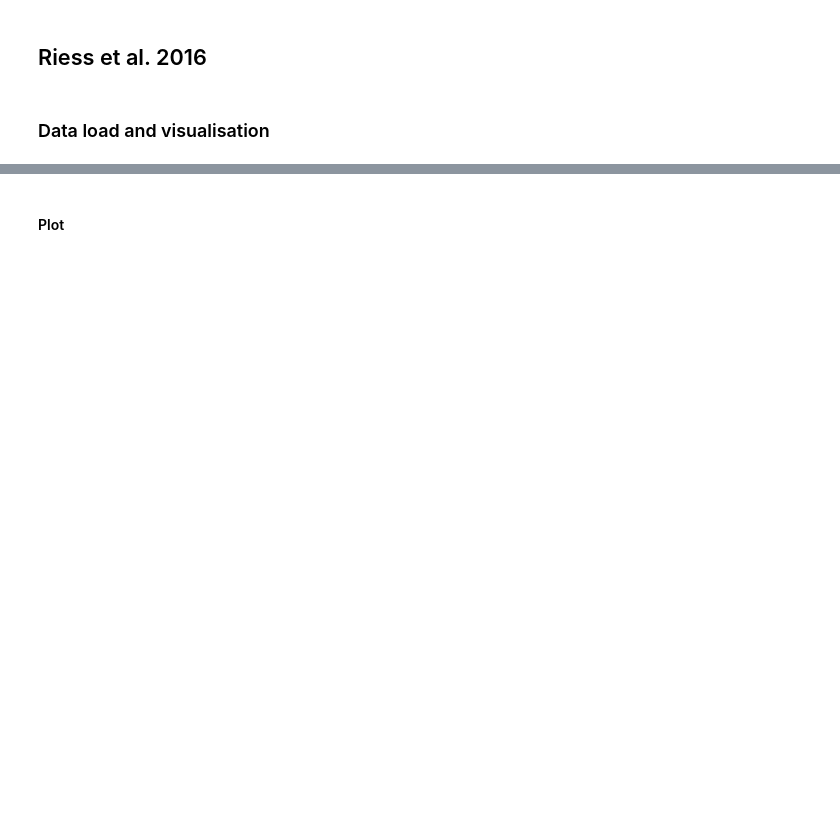
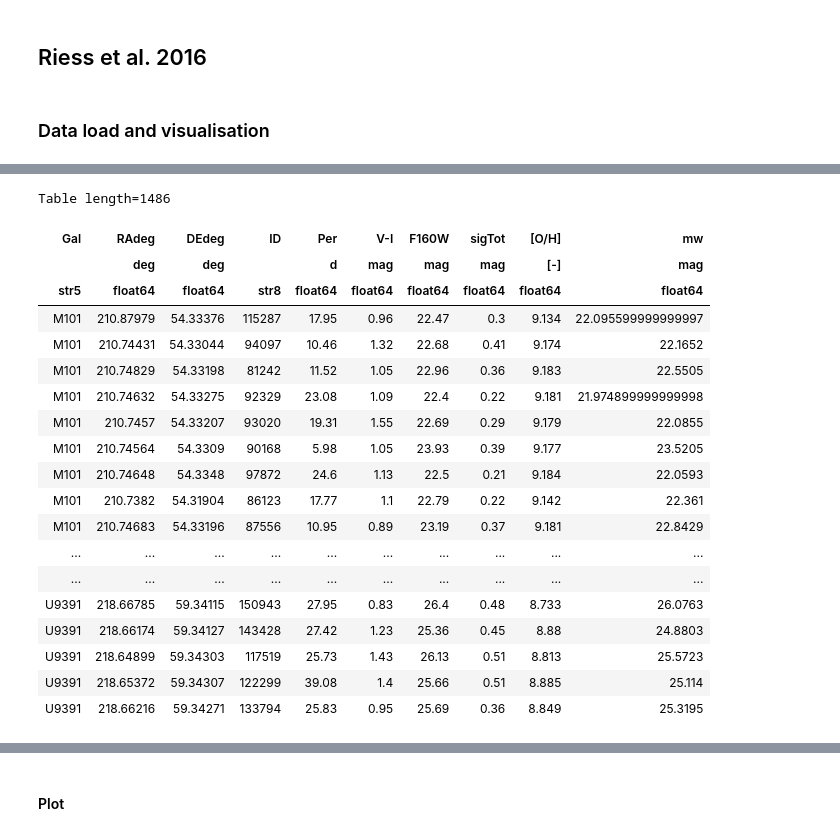
Before and after one commit to bastiencarreres/H0_work, a Jupyter notebook: H0_meas.ipynb, the cells around one changed output, grey strips where cells are left out. Cells and saved outputs as stored; diff of their text form; code cells hidden in the pictures; blank space fills up the shorter version.

```diff
--- a/H0_meas.ipynb
+++ b/H0_meas.ipynb
@@ -406,0 +371,24 @@ sigma_mu_N4258 = 0.0568
+# %%
+data_cephe.sort('Gal')
+data_cephe
+# %% [output]
+Table length=1486
+| Gal | RAdeg | DEdeg | ID | Per | V-I | F160W | sigTot | [O/H] | mw |
+|  | deg | deg |  | d | mag | mag | mag | [-] | mag |
+| str5 | float64 | float64 | str8 | float64 | float64 | float64 | float64 | float64 | float64 |
+| M101 | 210.87979 | 54.33376 | 115287 | 17.95 | 0.96 | 22.47 | 0.3 | 9.134 | 22.095599999999997 |
+| M101 | 210.74431 | 54.33044 | 94097 | 10.46 | 1.32 | 22.68 | 0.41 | 9.174 | 22.1652 |
+| M101 | 210.74829 | 54.33198 | 81242 | 11.52 | 1.05 | 22.96 | 0.36 | 9.183 | 22.5505 |
+| M101 | 210.74632 | 54.33275 | 92329 | 23.08 | 1.09 | 22.4 | 0.22 | 9.181 | 21.974899999999998 |
+| M101 | 210.7457 | 54.33207 | 93020 | 19.31 | 1.55 | 22.69 | 0.29 | 9.179 | 22.0855 |
+| M101 | 210.74564 | 54.3309 | 90168 | 5.98 | 1.05 | 23.93 | 0.39 | 9.177 | 23.5205 |
+| M101 | 210.74648 | 54.3348 | 97872 | 24.6 | 1.13 | 22.5 | 0.21 | 9.184 | 22.0593 |
+| M101 | 210.7382 | 54.31904 | 86123 | 17.77 | 1.1 | 22.79 | 0.22 | 9.142 | 22.361 |
+| M101 | 210.74683 | 54.33196 | 87556 | 10.95 | 0.89 | 23.19 | 0.37 | 9.181 | 22.8429 |
+| ... | ... | ... | ... | ... | ... | ... | ... | ... | ... |
+| ... | ... | ... | ... | ... | ... | ... | ... | ... | ... |
+| U9391 | 218.66785 | 59.34115 | 150943 | 27.95 | 0.83 | 26.4 | 0.48 | 8.733 | 26.0763 |
+| U9391 | 218.66174 | 59.34127 | 143428 | 27.42 | 1.23 | 25.36 | 0.45 | 8.88 | 24.8803 |
+| U9391 | 218.64899 | 59.34303 | 117519 | 25.73 | 1.43 | 26.13 | 0.51 | 8.813 | 25.5723 |
+| U9391 | 218.65372 | 59.34307 | 122299 | 39.08 | 1.4 | 25.66 | 0.51 | 8.885 | 25.114 |
+| U9391 | 218.66216 | 59.34271 | 133794 | 25.83 | 0.95 | 25.69 | 0.36 | 8.849 | 25.3195 |
```
Also changed, not shown: parts of 45 cells of this notebook.
